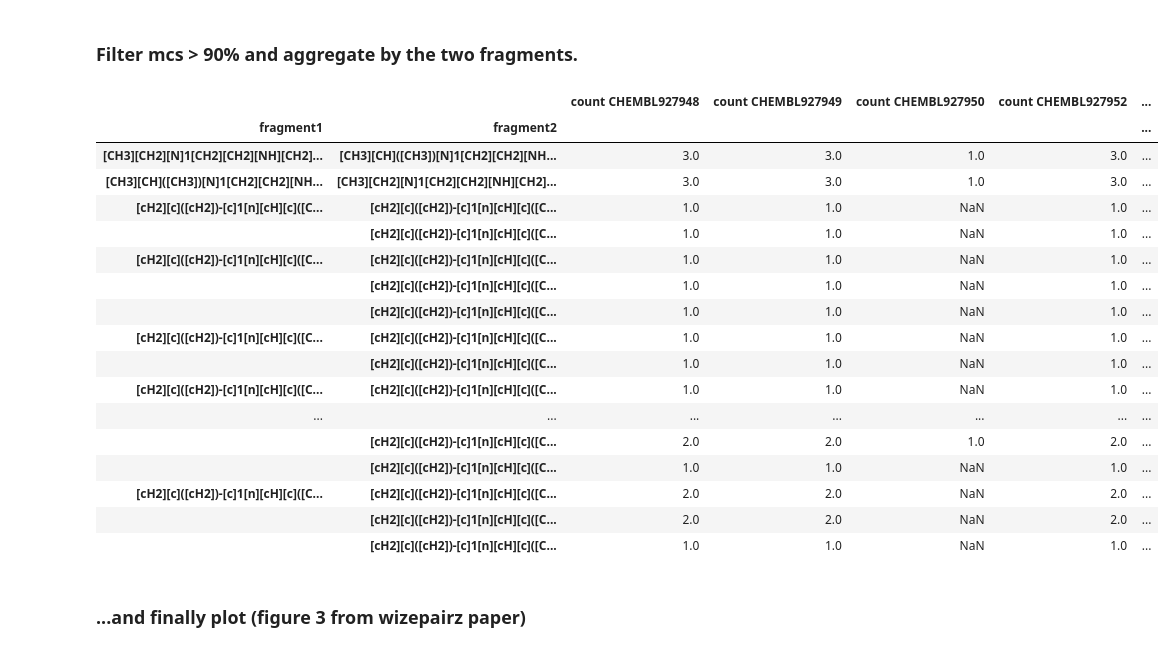
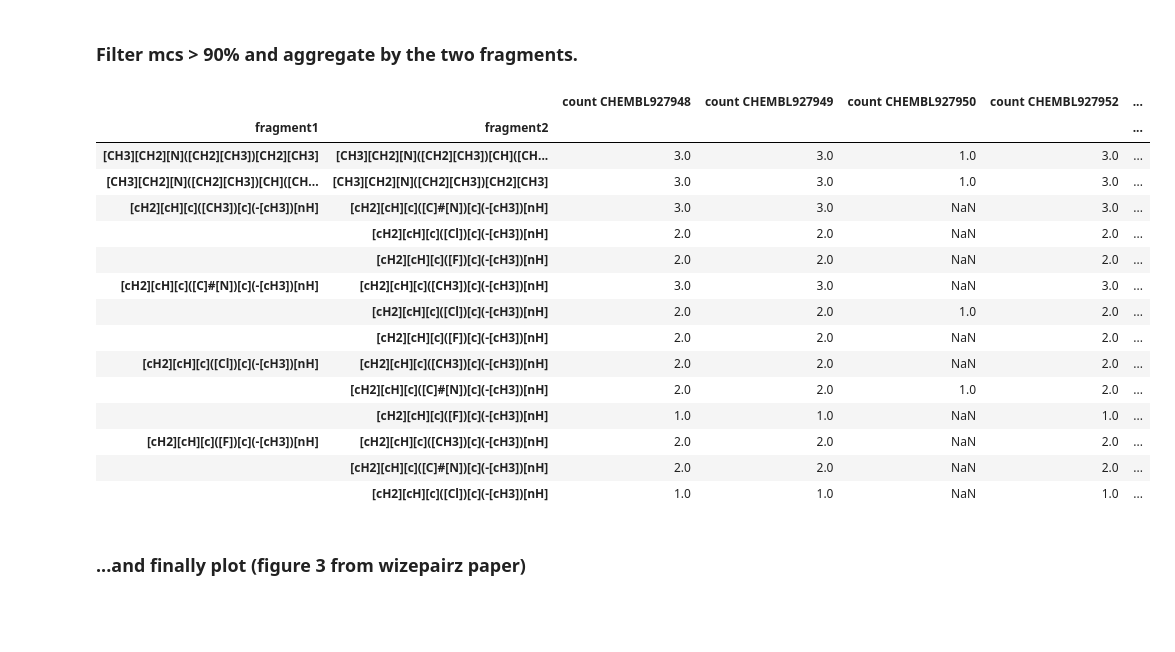
Before and after one commit to warner121/wizepair2, a Jupyter notebook: notebooks/hdac1_inhibitors_part3.ipynb, the cells around one changed output. Cells and saved outputs as stored; diff of their text form; code cells hidden in the pictures; blank space fills up the shorter version.

```diff
--- a/notebooks/hdac1_inhibitors_part3.ipynb
+++ b/notebooks/hdac1_inhibitors_part3.ipynb
@@ -56,29 +56,27 @@ df_merge.sample(3).transpose()
 # %% [markdown]
 ### Filter mcs > 90% and aggregate by the two fragments.
 # %%
-df_agg = df_merge[df_merge.percentmcs > 0.9]
+df_agg = df_merge[(df_merge.percentmcs > 0.9) & (df_merge.radius == 3)]
 df_agg = pd.pivot_table(df_agg, values='pchembl_value_delta', index=['fragment1', 'fragment2'], columns='assay_chembl_id', aggfunc=['count','mean'])
 df_agg.columns = [' '.join(col).strip() for col in df_agg.columns.values]
 df_agg
 # %% [output]
 |  |  | count CHEMBL927948 | count CHEMBL927949 | count CHEMBL927950 | count CHEMBL927952 | ... |
 | fragment1 | fragment2 |  |  |  |  | ... |
-| [CH3][CH2][N]1[CH2][CH2][NH][CH2]... | [CH3][CH]([CH3])[N]1[CH2][CH2][NH... | 3.0 | 3.0 | 1.0 | 3.0 | ... |
-| [CH3][CH]([CH3])[N]1[CH2][CH2][NH... | [CH3][CH2][N]1[CH2][CH2][NH][CH2]... | 3.0 | 3.0 | 1.0 | 3.0 | ... |
-| [cH2][c]([cH2])-[c]1[n][cH][c]([C... | [cH2][c]([cH2])-[c]1[n][cH][c]([C... | 1.0 | 1.0 | NaN | 1.0 | ... |
-|  | [cH2][c]([cH2])-[c]1[n][cH][c]([C... | 1.0 | 1.0 | NaN | 1.0 | ... |
-| [cH2][c]([cH2])-[c]1[n][cH][c]([C... | [cH2][c]([cH2])-[c]1[n][cH][c]([C... | 1.0 | 1.0 | NaN | 1.0 | ... |
-|  | [cH2][c]([cH2])-[c]1[n][cH][c]([C... | 1.0 | 1.0 | NaN | 1.0 | ... |
-|  | [cH2][c]([cH2])-[c]1[n][cH][c]([C... | 1.0 | 1.0 | NaN | 1.0 | ... |
-| [cH2][c]([cH2])-[c]1[n][cH][c]([C... | [cH2][c]([cH2])-[c]1[n][cH][c]([C... | 1.0 | 1.0 | NaN | 1.0 | ... |
-|  | [cH2][c]([cH2])-[c]1[n][cH][c]([C... | 1.0 | 1.0 | NaN | 1.0 | ... |
-| [cH2][c]([cH2])-[c]1[n][cH][c]([C... | [cH2][c]([cH2])-[c]1[n][cH][c]([C... | 1.0 | 1.0 | NaN | 1.0 | ... |
-| ... | ... | ... | ... | ... | ... | ... |
-|  | [cH2][c]([cH2])-[c]1[n][cH][c]([C... | 2.0 | 2.0 | 1.0 | 2.0 | ... |
-|  | [cH2][c]([cH2])-[c]1[n][cH][c]([C... | 1.0 | 1.0 | NaN | 1.0 | ... |
-| [cH2][c]([cH2])-[c]1[n][cH][c]([C... | [cH2][c]([cH2])-[c]1[n][cH][c]([C... | 2.0 | 2.0 | NaN | 2.0 | ... |
-|  | [cH2][c]([cH2])-[c]1[n][cH][c]([C... | 2.0 | 2.0 | NaN | 2.0 | ... |
-|  | [cH2][c]([cH2])-[c]1[n][cH][c]([C... | 1.0 | 1.0 | NaN | 1.0 | ... |
+| [CH3][CH2][N]([CH2][CH3])[CH2][CH3] | [CH3][CH2][N]([CH2][CH3])[CH]([CH... | 3.0 | 3.0 | 1.0 | 3.0 | ... |
+| [CH3][CH2][N]([CH2][CH3])[CH]([CH... | [CH3][CH2][N]([CH2][CH3])[CH2][CH3] | 3.0 | 3.0 | 1.0 | 3.0 | ... |
+| [cH2][cH][c]([CH3])[c](-[cH3])[nH] | [cH2][cH][c]([C]#[N])[c](-[cH3])[nH] | 3.0 | 3.0 | NaN | 3.0 | ... |
+|  | [cH2][cH][c]([Cl])[c](-[cH3])[nH] | 2.0 | 2.0 | NaN | 2.0 | ... |
+|  | [cH2][cH][c]([F])[c](-[cH3])[nH] | 2.0 | 2.0 | NaN | 2.0 | ... |
+| [cH2][cH][c]([C]#[N])[c](-[cH3])[nH] | [cH2][cH][c]([CH3])[c](-[cH3])[nH] | 3.0 | 3.0 | NaN | 3.0 | ... |
+|  | [cH2][cH][c]([Cl])[c](-[cH3])[nH] | 2.0 | 2.0 | 1.0 | 2.0 | ... |
+|  | [cH2][cH][c]([F])[c](-[cH3])[nH] | 2.0 | 2.0 | NaN | 2.0 | ... |
+| [cH2][cH][c]([Cl])[c](-[cH3])[nH] | [cH2][cH][c]([CH3])[c](-[cH3])[nH] | 2.0 | 2.0 | NaN | 2.0 | ... |
+|  | [cH2][cH][c]([C]#[N])[c](-[cH3])[nH] | 2.0 | 2.0 | 1.0 | 2.0 | ... |
+|  | [cH2][cH][c]([F])[c](-[cH3])[nH] | 1.0 | 1.0 | NaN | 1.0 | ... |
+| [cH2][cH][c]([F])[c](-[cH3])[nH] | [cH2][cH][c]([CH3])[c](-[cH3])[nH] | 2.0 | 2.0 | NaN | 2.0 | ... |
+|  | [cH2][cH][c]([C]#[N])[c](-[cH3])[nH] | 2.0 | 2.0 | NaN | 2.0 | ... |
+|  | [cH2][cH][c]([Cl])[c](-[cH3])[nH] | 1.0 | 1.0 | NaN | 1.0 | ... |
 # %% [markdown]
 ### ...and finally plot (figure 3 from wizepairz paper)
 # %%
```
Also changed, not shown: parts of 3 cells of this notebook, 3 other files.
